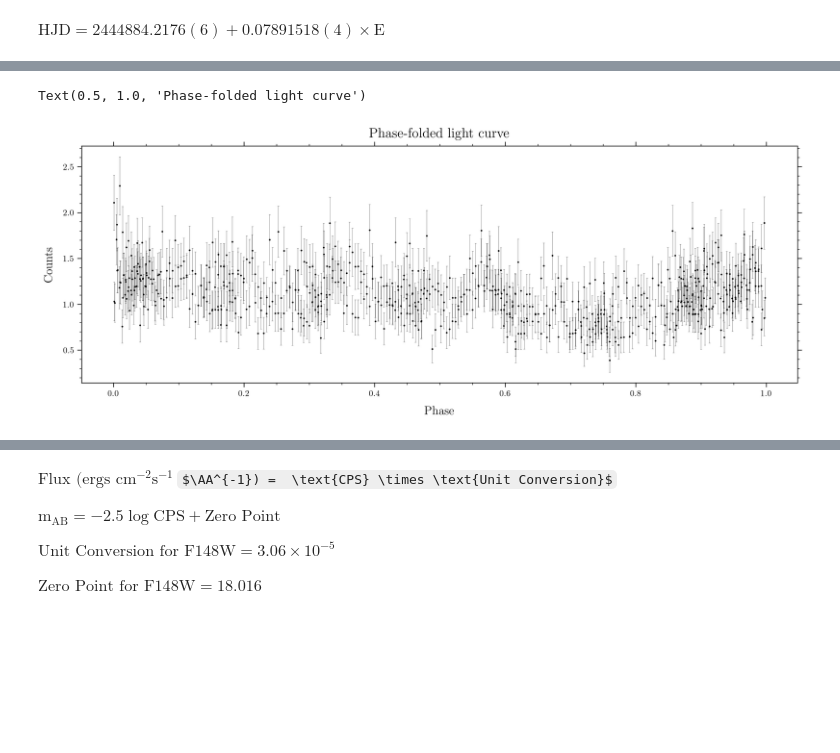
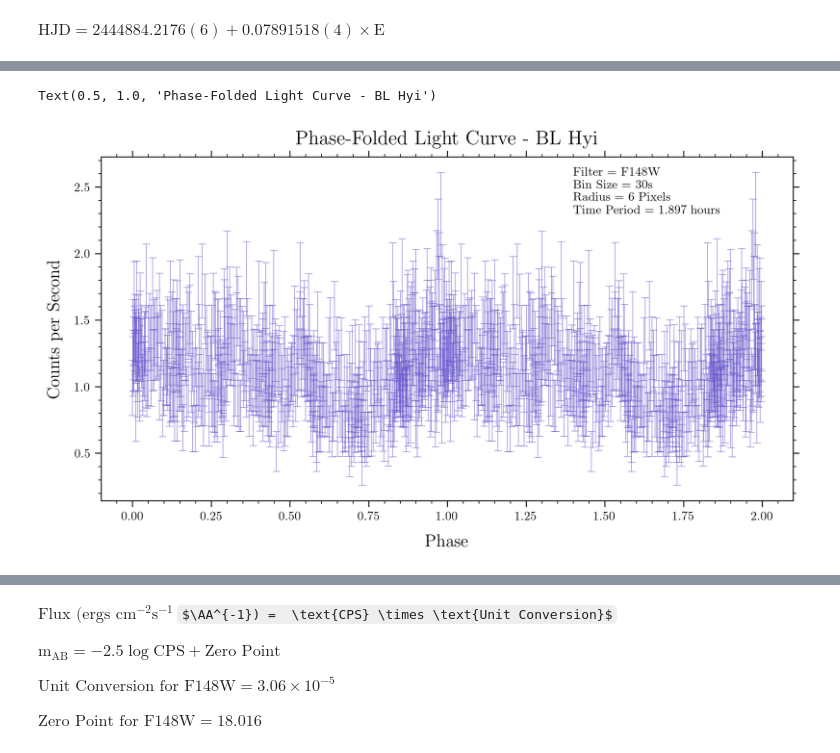
Before and after one commit to ravioli1369/uvit, a Jupyter notebook: lc.ipynb, the cells around one changed output, grey strips where cells are left out. Drawn from its saved outputs; the diff is of its cells as text; code cells hidden in the pictures; some formulas as TeX source; blank space fills up the shorter version.

```diff
--- a/lc.ipynb
+++ b/lc.ipynb
@@ -128,0 +121,14 @@ Best period: 1.8974131096710156 hours
+# %%
+phase = (JD_hour)/best_period-np.floor((JD_hour)/best_period)
+phase = np.concatenate((phase, phase+1))
+counts = np.concatenate((counts, counts))
+counts_err = np.concatenate((counts_err, counts_err))
+plt.figure(figsize=(10, 5), dpi=300)
+plt.errorbar(phase, counts, yerr=counts_err, fmt='o', color='slateblue', ms=0, elinewidth=0.5, capsize=3, capthick=0.5, alpha=0.69)
+plt.text(1.4, 2.3, f' Filter = F148W \n Bin Size = 30s \n Radius = 6 Pixels \n Time Period = 1.897 hours', fontsize=10)
+plt.xlabel('Phase', fontsize=14, labelpad=10)
+plt.ylabel('Counts per Second', fontsize=14, labelpad=10)
+plt.title('Phase-Folded Light Curve - BL Hyi', fontsize=16, pad=10)
+# %% [output]
+Text(0.5, 1.0, 'Phase-Folded Light Curve - BL Hyi')
+[figure, added]
@@ -129,11 +150,11 @@ Best period: 1.8974131096710156 hours
 # %%
-phase = (MJD_hour)/best_period-np.floor((MJD_hour)/best_period)
-sort = np.argsort(phase)
-plt.figure(figsize=(15, 5), dpi=300)
-plt.errorbar(phase[sort], counts[sort], counts_err[sort],fmt='o', color='black', ms=1, elinewidth=0.2, capsize=1, capthick=0.2)
-plt.xlabel('Phase', fontsize=14, labelpad=10)
-plt.ylabel('Counts', fontsize=14, labelpad=10)
-plt.title('Phase-folded light curve', fontsize=16, pad=10)
+# #astropy convolution
+# box_kernel = Box1DKernel(100)
+# smoothed_counts = convolve(sorted_counts, box_kernel)
+# plt.figure(figsize=(10, 5), dpi=300)
+# plt.plot(sorted_phase, smoothed_counts, color='mediumslateblue')
+# plt.errorbar(sorted_phase, smoothed_counts, sorted_counts_err, fmt='o', color='slateblue', ms=0, elinewidth=2, alpha=0.1, capsize=1, capthick=0.5)
+# plt.xlabel('Phase', fontsize=14, labelpad=10)
+# plt.ylabel('Counts', fontsize=14, labelpad=10)
+# plt.title('Phase-folded light curve', fontsize=16, pad=10)
+# plt.show()
-# %% [output]
-Text(0.5, 1.0, 'Phase-folded light curve')
-[figure, removed]
```
Also changed, not shown: parts of 19 cells of this notebook.
